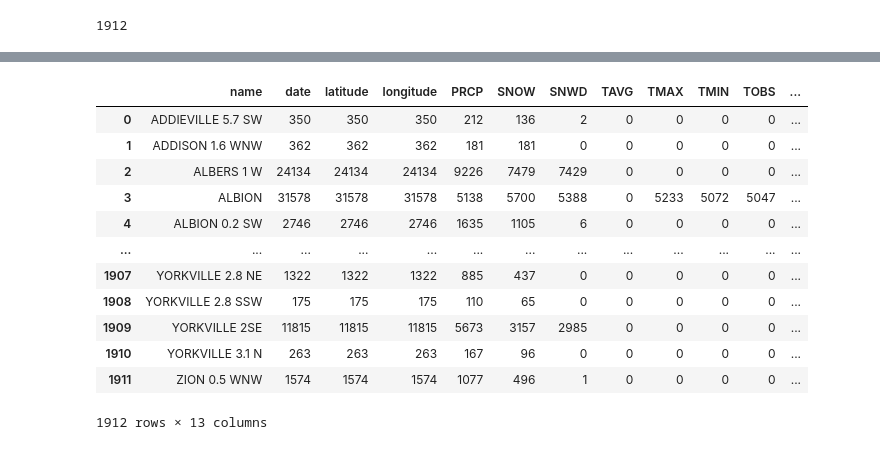
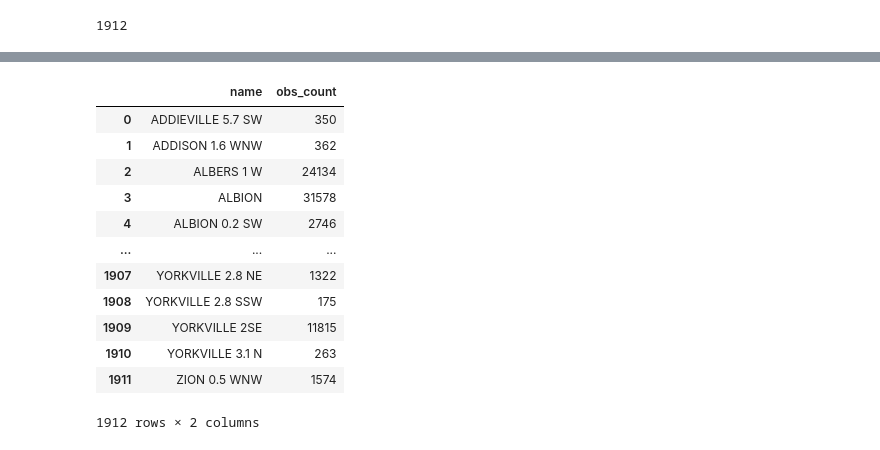
Before and after one commit to hfactor13/IllinoisWeather, a Jupyter notebook: weather_analysis.ipynb, the cells around one changed output, grey strips where cells are left out. Saved outputs shown, nothing was run; the diff lists cells and outputs as text; code cells hidden in the pictures.

Commit message:
Working on number of observations plot

```diff
--- a/weather_analysis.ipynb
+++ b/weather_analysis.ipynb
@@ -130,17 +114,18 @@ Length: 1912, dtype: string
 # %%
-num_obs_per_station = transformed_data.groupby("name", as_index = False).count() # number of observations per station
+num_obs_per_station = transformed_data.groupby("name", as_index = False)["date"].count() # number of observations per station
+num_obs_per_station.rename(columns = {"date": "obs_count"}, inplace = True)
 num_obs_per_station
 # %% [output]
-|  | name | date | latitude | longitude | PRCP | SNOW | SNWD | TAVG | TMAX | TMIN | TOBS | ... |
-| 0 | ADDIEVILLE 5.7 SW | 350 | 350 | 350 | 212 | 136 | 2 | 0 | 0 | 0 | 0 | ... |
-| 1 | ADDISON 1.6 WNW | 362 | 362 | 362 | 181 | 181 | 0 | 0 | 0 | 0 | 0 | ... |
-| 2 | ALBERS 1 W | 24134 | 24134 | 24134 | 9226 | 7479 | 7429 | 0 | 0 | 0 | 0 | ... |
-| 3 | ALBION | 31578 | 31578 | 31578 | 5138 | 5700 | 5388 | 0 | 5233 | 5072 | 5047 | ... |
-| 4 | ALBION 0.2 SW | 2746 | 2746 | 2746 | 1635 | 1105 | 6 | 0 | 0 | 0 | 0 | ... |
-| ... | ... | ... | ... | ... | ... | ... | ... | ... | ... | ... | ... | ... |
-| 1907 | YORKVILLE 2.8 NE | 1322 | 1322 | 1322 | 885 | 437 | 0 | 0 | 0 | 0 | 0 | ... |
-| 1908 | YORKVILLE 2.8 SSW | 175 | 175 | 175 | 110 | 65 | 0 | 0 | 0 | 0 | 0 | ... |
-| 1909 | YORKVILLE 2SE | 11815 | 11815 | 11815 | 5673 | 3157 | 2985 | 0 | 0 | 0 | 0 | ... |
-| 1910 | YORKVILLE 3.1 N | 263 | 263 | 263 | 167 | 96 | 0 | 0 | 0 | 0 | 0 | ... |
-| 1911 | ZION 0.5 WNW | 1574 | 1574 | 1574 | 1077 | 496 | 1 | 0 | 0 | 0 | 0 | ... |
+|  | name | obs_count |
+| 0 | ADDIEVILLE 5.7 SW | 350 |
+| 1 | ADDISON 1.6 WNW | 362 |
+| 2 | ALBERS 1 W | 24134 |
+| 3 | ALBION | 31578 |
+| 4 | ALBION 0.2 SW | 2746 |
+| ... | ... | ... |
+| 1907 | YORKVILLE 2.8 NE | 1322 |
+| 1908 | YORKVILLE 2.8 SSW | 175 |
+| 1909 | YORKVILLE 2SE | 11815 |
+| 1910 | YORKVILLE 3.1 N | 263 |
+| 1911 | ZION 0.5 WNW | 1574 |
-1912 rows × 13 columns
+1912 rows × 2 columns
```
Also changed, not shown: parts of 5 cells of this notebook.
